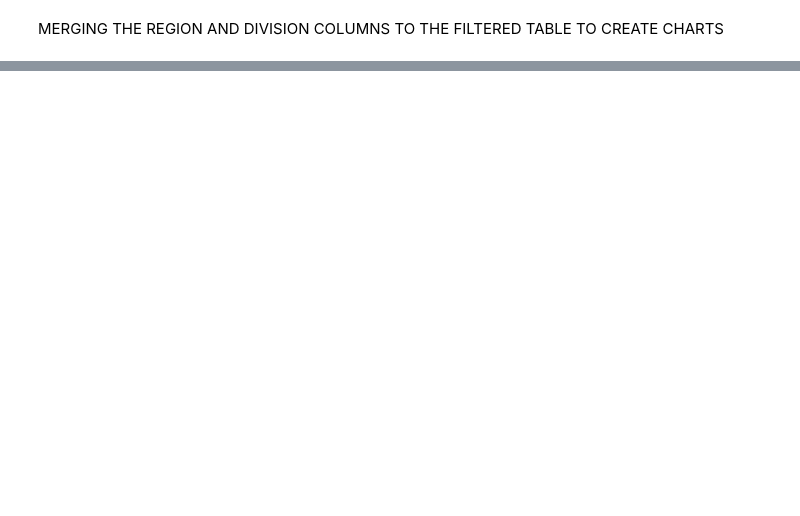
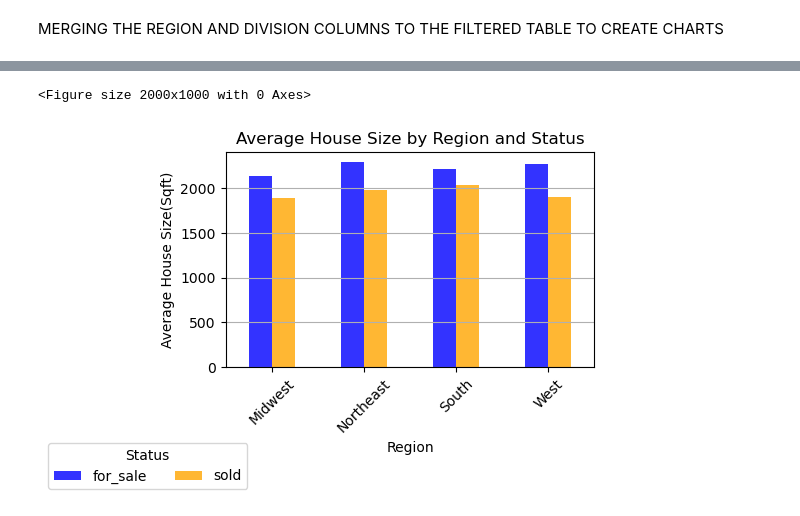
Before and after one commit to zwblank/Project_4, a Jupyter notebook: acw_realestate.ipynb, the cells around one changed output, grey strips where cells are left out. Drawn from its saved outputs; the diff is of its cells as text; code cells hidden in the pictures; blank space fills up the shorter version.

```diff
--- a/acw_realestate.ipynb
+++ b/acw_realestate.ipynb
@@ -285,0 +456,30 @@ plt.show()  # Display the plot
+# %%
+
+# Ploting the Average house_size by region and status
+
+# Calculate average house_size by region and status
+average_house_size = merged_df.groupby(['region', 'status'])['house_size'].mean().reset_index()
+
+# Pivot the data to prepare for plotting
+pivot_table = average_house_size.pivot(index='region', columns='status', values='house_size')
+
+# Plotting the average house_size by region and status
+plt.figure(figsize=(20, 10))
+pivot_table.plot(kind='bar', color=['blue', 'orange'], alpha=0.8)
+
+# Add labels and title
+plt.title('Average House Size by Region and Status')
+plt.xlabel('Region')
+plt.ylabel('Average House Size(Sqft)')
+plt.xticks(rotation=45)  # Rotate x-axis labels for better readability
+
+# Show legend at the bottom
+plt.legend(title='Status', bbox_to_anchor=(-0.5, -0.60), loc='lower left', ncol=2)
+
+# Show plot
+plt.grid(axis='y')  # Show gridlines on y-axis
+plt.tight_layout()  # Adjust layout to prevent overlapping labels
+plt.show()
+# %% [output]
+<Figure size 2000x1000 with 0 Axes>
+[figure, added]
```
Also changed, not shown: parts of 20 cells of this notebook, 1 other file.
